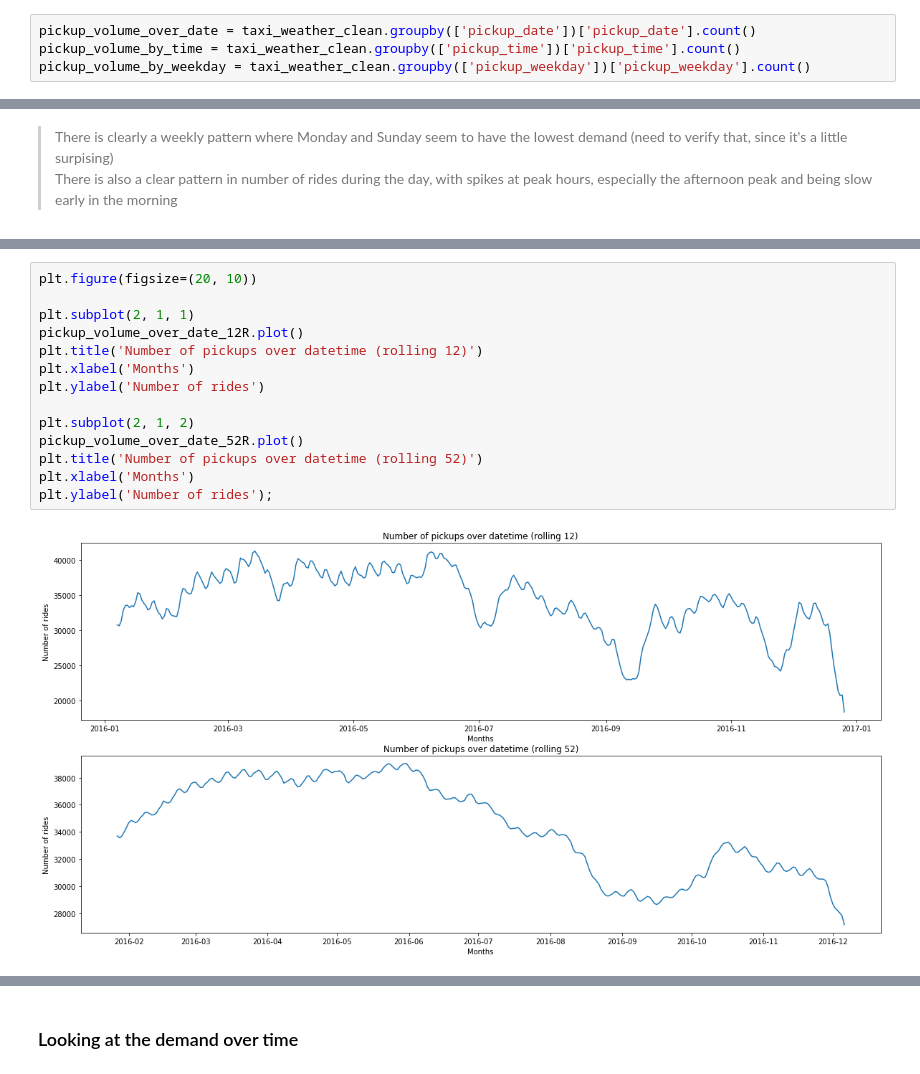
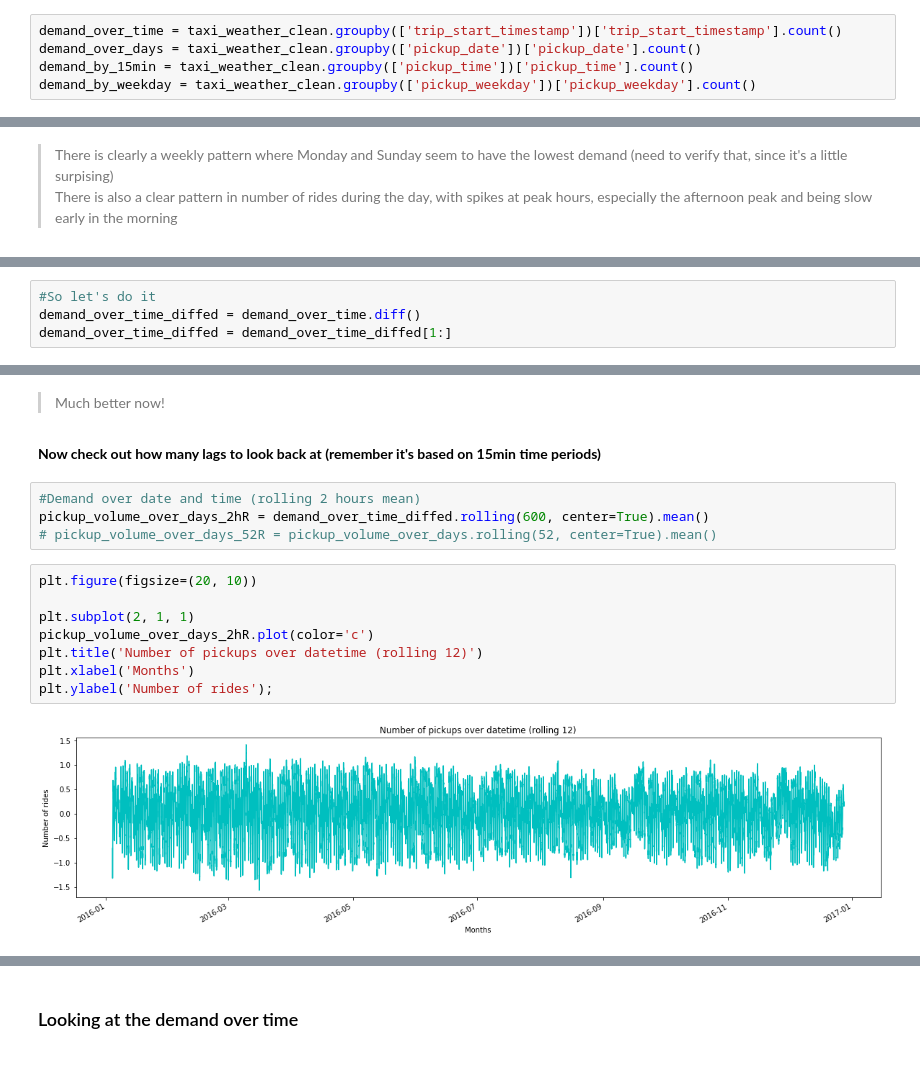
Before and after one commit to Auste1989/metis_projects, a Jupyter notebook: Passion_Project/Transit_Time_and_Rate_EDA.ipynb, the cells around one changed output, grey strips where cells are left out. Cells and saved outputs as stored; diff of their text form.

```diff
--- a/Passion_Project/Transit_Time_and_Rate_EDA.ipynb
+++ b/Passion_Project/Transit_Time_and_Rate_EDA.ipynb
@@ -526,7 +485,8 @@ taxi_weather_clean.head(2)
 | 0 | 2016-01-01 15:00:00 | 2016-01-01 15:15:00 | 840.0 | 2.1 | 9.45 | Credit Card | ... |
 | 1 | 2016-01-01 16:00:00 | 2016-01-01 16:00:00 | 360.0 | 0.5 | 5.65 | Cash | ... |
 # %%
-pickup_volume_over_date = taxi_weather_clean.groupby(['pickup_date'])['pickup_date'].count()
-pickup_volume_by_time = taxi_weather_clean.groupby(['pickup_time'])['pickup_time'].count()
-pickup_volume_by_weekday = taxi_weather_clean.groupby(['pickup_weekday'])['pickup_weekday'].count()
+demand_over_time = taxi_weather_clean.groupby(['trip_start_timestamp'])['trip_start_timestamp'].count()
+demand_over_days = taxi_weather_clean.groupby(['pickup_date'])['pickup_date'].count()
+demand_by_15min = taxi_weather_clean.groupby(['pickup_time'])['pickup_time'].count()
+demand_by_weekday = taxi_weather_clean.groupby(['pickup_weekday'])['pickup_weekday'].count()
 # %%
@@ -570,0 +566,4 @@ pickup_volume_over_time_24R = pickup_volume_over_time.rolling(24, center=True).m
+# %%
+#So let's do it
+demand_over_time_diffed = demand_over_time.diff()
+demand_over_time_diffed = demand_over_time_diffed[1:]
@@ -571,16 +587,18 @@ pickup_volume_over_time_24R = pickup_volume_over_time.rolling(24, center=True).m
+# %% [markdown]
+> Much better now!
+# %% [markdown]
+**Now check out how many lags to look back at (remember it's based on 15min time periods)**
+# %%
+#Demand over date and time (rolling 2 hours mean)
+pickup_volume_over_days_2hR = demand_over_time_diffed.rolling(600, center=True).mean()
+# pickup_volume_over_days_52R = pickup_volume_over_days.rolling(52, center=True).mean()
 # %%
 plt.figure(figsize=(20, 10))
 
 plt.subplot(2, 1, 1)
-pickup_volume_over_date_12R.plot()
+pickup_volume_over_days_2hR.plot(color='c')
 plt.title('Number of pickups over datetime (rolling 12)')
 plt.xlabel('Months')
-plt.ylabel('Number of rides')
-
-plt.subplot(2, 1, 2)
-pickup_volume_over_date_52R.plot()
-plt.title('Number of pickups over datetime (rolling 52)')
-plt.xlabel('Months')
 plt.ylabel('Number of rides');
 # %% [output]
-[figure, old version]
+[figure, new version]
```
Also changed, not shown: parts of 24 cells of this notebook, 1 other file.
